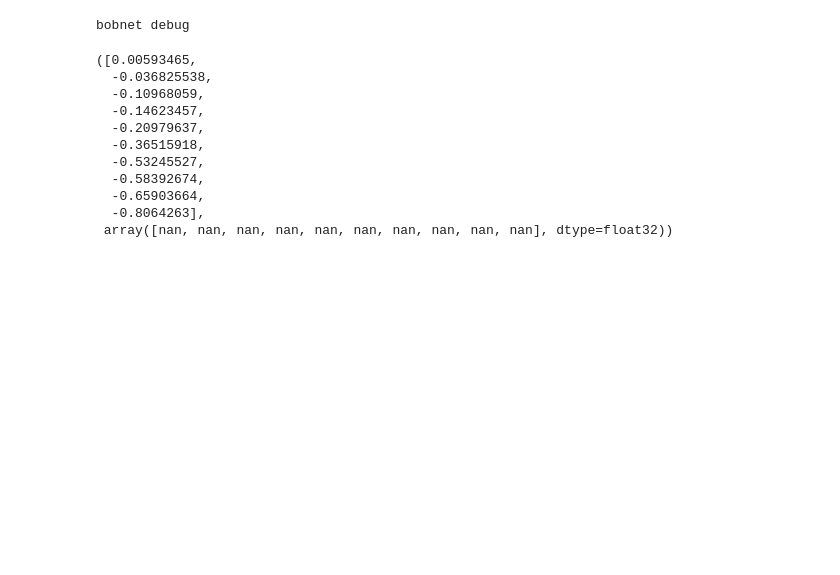
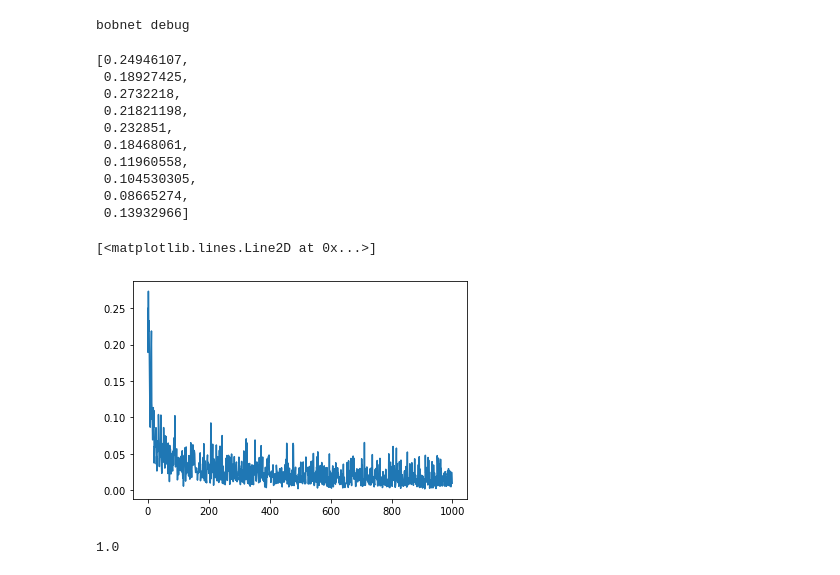
Before and after one commit to Kelvinthedrugger/nn_from_scratch, a Jupyter notebook: bobnet_debug.ipynb, the cells around one changed output. Drawn from its saved outputs; the diff is of its cells as text; code cells hidden in the pictures; blank space fills up the shorter version.

Commit message:
fixed: activation is super important, or you might get noisy overflow nan crap

```diff
--- a/bobnet_debug.ipynb
+++ b/bobnet_debug.ipynb
@@ -40,27 +45,39 @@ l1 = layer_init(784,128)
 l2 = layer_init(128,10)
 
 losses = []
-lr = 1e-6
+learning_rate = 1e-3
+batch_size = 32
 for i in tqdm(range(1000)):
-    samp = np.random.randint(0,x_train.shape[0],size=(32))
+    samp = np.random.randint(0,x_train.shape[0],size=(batch_size))
     X = x_train[samp].reshape((-1,28**2))
     Y = y_train[samp]
-    pred, loss, d_l1, d_l2 = forward_backward(X,Y,l1,l2)
-    l1 -= lr*d_l1
-    l2 -= lr*d_l2
+    loss, d_l1, d_l2 = forward_backward(X,Y,l1,l2)
+    l1 -= learning_rate * d_l1
+    l2 -= learning_rate * d_l2
 
     losses.append(loss.mean())
 
-losses[:10], pred[0]
+losses[:10]
 # %% [output]
-([0.00593465,
-  -0.036825538,
-  -0.10968059,
-  -0.14623457,
-  -0.20979637,
-  -0.36515918,
-  -0.53245527,
-  -0.58392674,
-  -0.65903664,
-  -0.8064263],
- array([nan, nan, nan, nan, nan, nan, nan, nan, nan, nan], dtype=float32))
+[0.24946107,
+ 0.18927425,
+ 0.2732218,
+ 0.21821198,
+ 0.232851,
+ 0.18468061,
+ 0.11960558,
+ 0.104530305,
+ 0.08665274,
+ 0.13932966]
+# %%
+import matplotlib.pyplot as plt
+
+plt.plot(losses)
+# %% [output]
+[<matplotlib.lines.Line2D at 0x...>]
+[figure, added]
+# %%
+cat = np.maximum((x_test[0].reshape((-1,28**2)) @ l1),0) @ l2
+(cat.argmax() == y_test[0]).astype(np.float32)
+# %% [output]
+1.0
```
Also changed, not shown: parts of 2 cells of this notebook.
